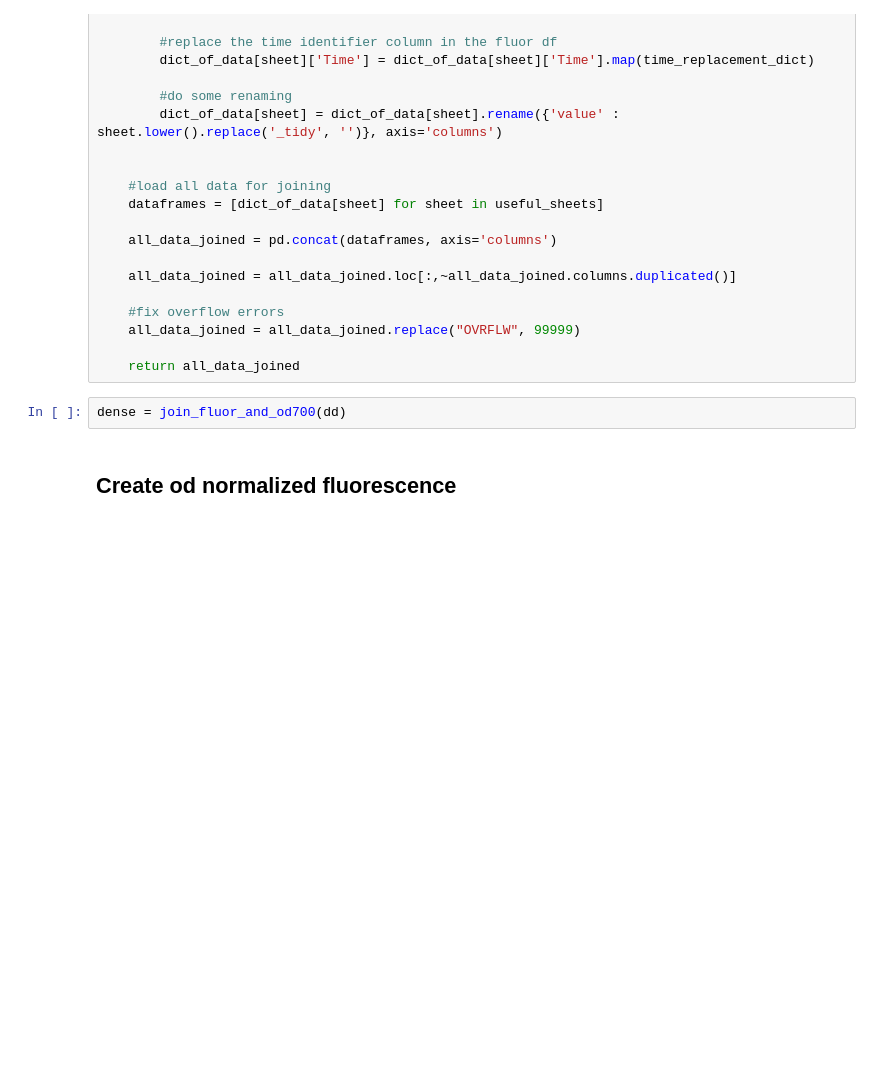
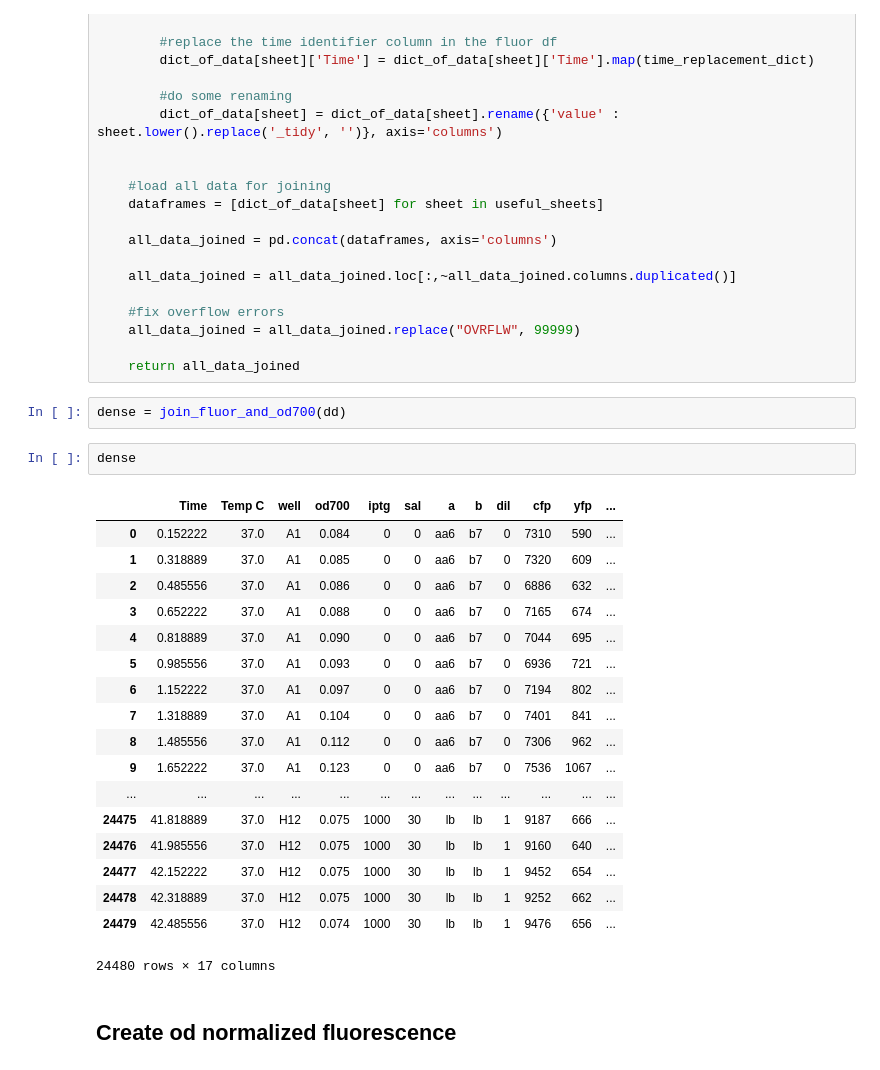
Before and after one commit to geezerbriefs/xpspython, a Jupyter notebook: biotek/analyze A=B biotek data.ipynb, the cells around one changed output. Saved outputs shown, nothing was run; the diff lists cells and outputs as text; blank space fills up the shorter version.

```diff
--- a/biotek/analyze A=B biotek data.ipynb
+++ b/biotek/analyze A=B biotek data.ipynb
@@ -116,6 +116,27 @@ def join_fluor_and_od700 (dict_of_data):
     return all_data_joined
 # %%
 dense = join_fluor_and_od700(dd)
+# %%
+dense
+# %% [output]
+|  | Time | Temp C | well | od700 | iptg | sal | a | b | dil | cfp | yfp | ... |
+| 0 | 0.152222 | 37.0 | A1 | 0.084 | 0 | 0 | aa6 | b7 | 0 | 7310 | 590 | ... |
+| 1 | 0.318889 | 37.0 | A1 | 0.085 | 0 | 0 | aa6 | b7 | 0 | 7320 | 609 | ... |
+| 2 | 0.485556 | 37.0 | A1 | 0.086 | 0 | 0 | aa6 | b7 | 0 | 6886 | 632 | ... |
+| 3 | 0.652222 | 37.0 | A1 | 0.088 | 0 | 0 | aa6 | b7 | 0 | 7165 | 674 | ... |
+| 4 | 0.818889 | 37.0 | A1 | 0.090 | 0 | 0 | aa6 | b7 | 0 | 7044 | 695 | ... |
+| 5 | 0.985556 | 37.0 | A1 | 0.093 | 0 | 0 | aa6 | b7 | 0 | 6936 | 721 | ... |
+| 6 | 1.152222 | 37.0 | A1 | 0.097 | 0 | 0 | aa6 | b7 | 0 | 7194 | 802 | ... |
+| 7 | 1.318889 | 37.0 | A1 | 0.104 | 0 | 0 | aa6 | b7 | 0 | 7401 | 841 | ... |
+| 8 | 1.485556 | 37.0 | A1 | 0.112 | 0 | 0 | aa6 | b7 | 0 | 7306 | 962 | ... |
+| 9 | 1.652222 | 37.0 | A1 | 0.123 | 0 | 0 | aa6 | b7 | 0 | 7536 | 1067 | ... |
+| ... | ... | ... | ... | ... | ... | ... | ... | ... | ... | ... | ... | ... |
+| 24475 | 41.818889 | 37.0 | H12 | 0.075 | 1000 | 30 | lb | lb | 1 | 9187 | 666 | ... |
+| 24476 | 41.985556 | 37.0 | H12 | 0.075 | 1000 | 30 | lb | lb | 1 | 9160 | 640 | ... |
+| 24477 | 42.152222 | 37.0 | H12 | 0.075 | 1000 | 30 | lb | lb | 1 | 9452 | 654 | ... |
+| 24478 | 42.318889 | 37.0 | H12 | 0.075 | 1000 | 30 | lb | lb | 1 | 9252 | 662 | ... |
+| 24479 | 42.485556 | 37.0 | H12 | 0.074 | 1000 | 30 | lb | lb | 1 | 9476 | 656 | ... |
+24480 rows × 17 columns
 # %% [markdown]
 ## Create od normalized fluorescence
 # %%
```
Also changed, not shown: parts of 5 cells of this notebook.
